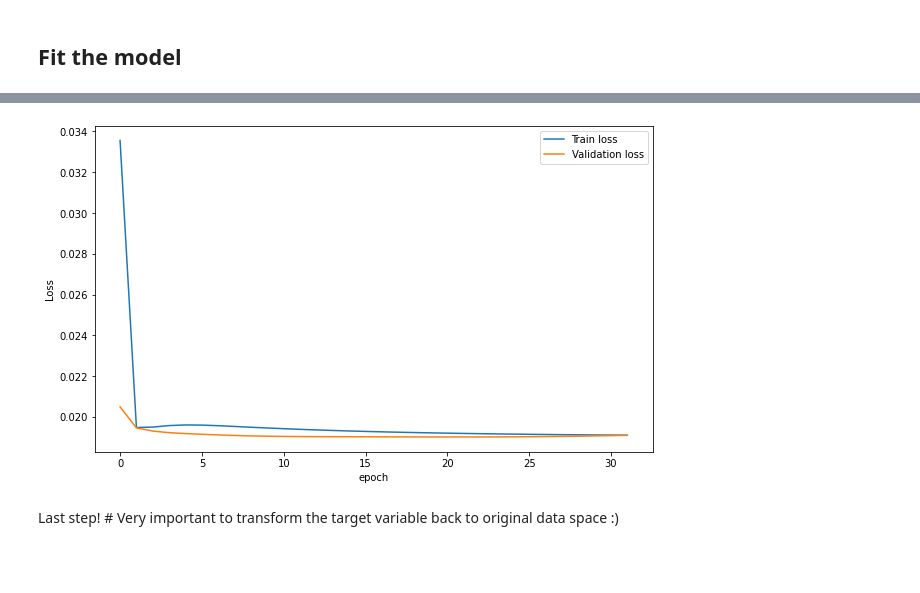
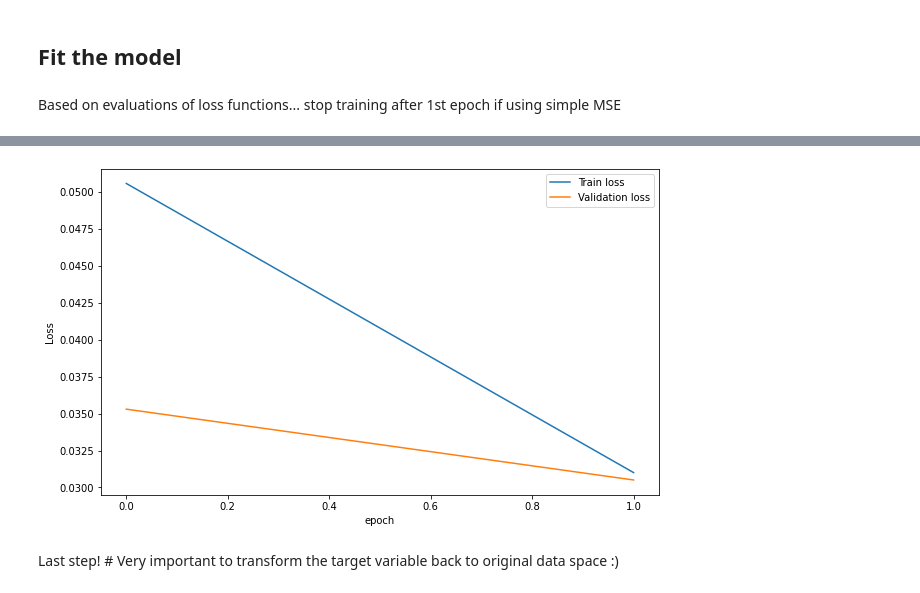
Before and after one commit to DonnaVakalis/forecasting-MRT-gap, a Jupyter notebook: model/model_BiLSTM.ipynb, the cells around one changed output, grey strips where cells are left out. Cells and saved outputs as stored; diff of their text form; code cells hidden in the pictures; blank space fills up the shorter version.

```diff
--- a/model/model_BiLSTM.ipynb
+++ b/model/model_BiLSTM.ipynb
@@ -305,16 +324,29 @@ HIDDEN_LAYERS = 64
 model_bilstm = create_model_bilstm(HIDDEN_LAYERS)
 # %% [markdown]
 ## Fit the model
+# %% [markdown]
+Based on evaluations of loss functions... stop training after 1st epoch if using simple MSE
 # %%
-# 100 epoch and batch_size = 32
-# early stop to stop training when "val_loss" has not improved after 10 epochs (patience = 10) to decrease risk of overfitting
+# 1 epoch and batch_size = 32
 def fit_model(model):
     early_stop = keras.callbacks.EarlyStopping(monitor = 'val_loss',
                                                patience = 10)
     # shuffle = False because the order of the data matters
     # use 20% of train data as validation data
-    history = model.fit(X_train, Y_train, epochs = 100, validation_split = 0.2,
+    history = model.fit(X_train, Y_train, epochs = 2, validation_split = 0.2,
                     batch_size = 32, shuffle = False, callbacks = [early_stop])
     return history
 
 history= fit_model(model_bilstm)
+
+# Visualize the training loss versus validation loss
+plt.figure(figsize = (10, 6))
+plt.plot(history.history['loss'])
+plt.plot(history.history['val_loss'])
+
+plt.ylabel('Loss')
+plt.xlabel('epoch')
+plt.legend(['Train loss', 'Validation loss'], loc='upper right')
+plt.savefig(FIGURES_PATH + '/BiLSTM_loss_plot with training and test sets continguous' +'.jpg', format='jpg', dpi=1000)
+plt.show()
+# %% [output]
@@ -321,16 +357,4 @@ history= fit_model(model_bilstm)
+[figure, added]
-# %%
-# Visualize the training loss versus validation loss
-plt.figure(figsize = (10, 6))
-plt.plot(history.history['loss'])
-plt.plot(history.history['val_loss'])
-
-plt.ylabel('Loss')
-plt.xlabel('epoch')
-plt.legend(['Train loss', 'Validation loss'], loc='upper right')
-plt.savefig(FIGURES_PATH + 'BiLSTM_loss_plot' +'.jpg', format='jpg', dpi=1000)
-plt.show()
-# %% [output]
-[figure, removed]
 # %% [markdown]
 Last step! # Very important to transform the target variable back to original data space :)
 # %%
```
Also changed, not shown: parts of 20 cells of this notebook.
